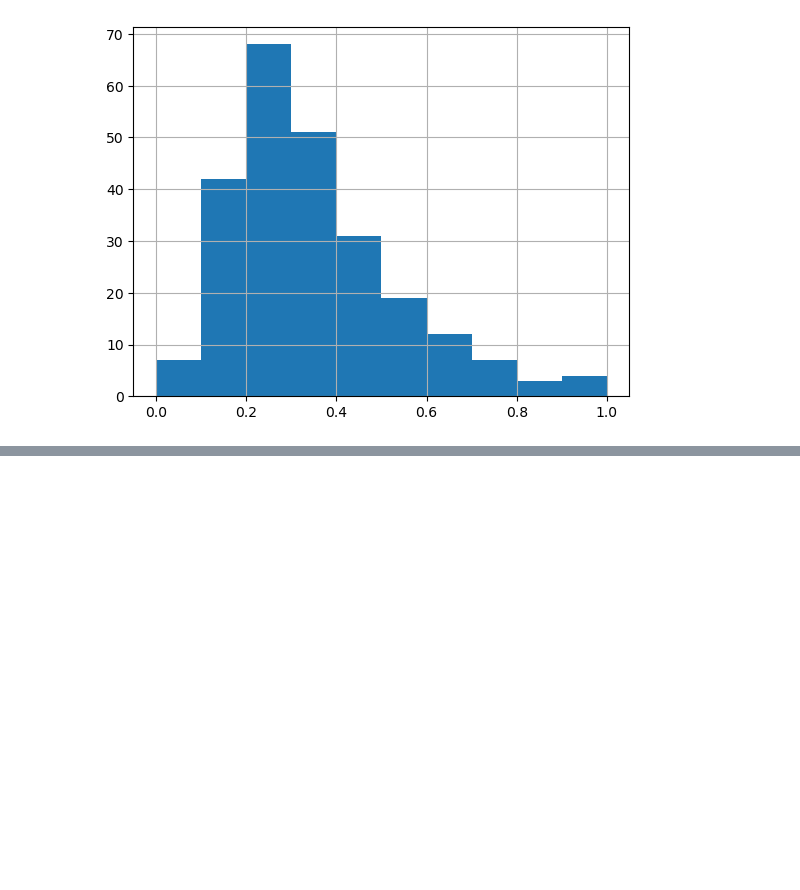
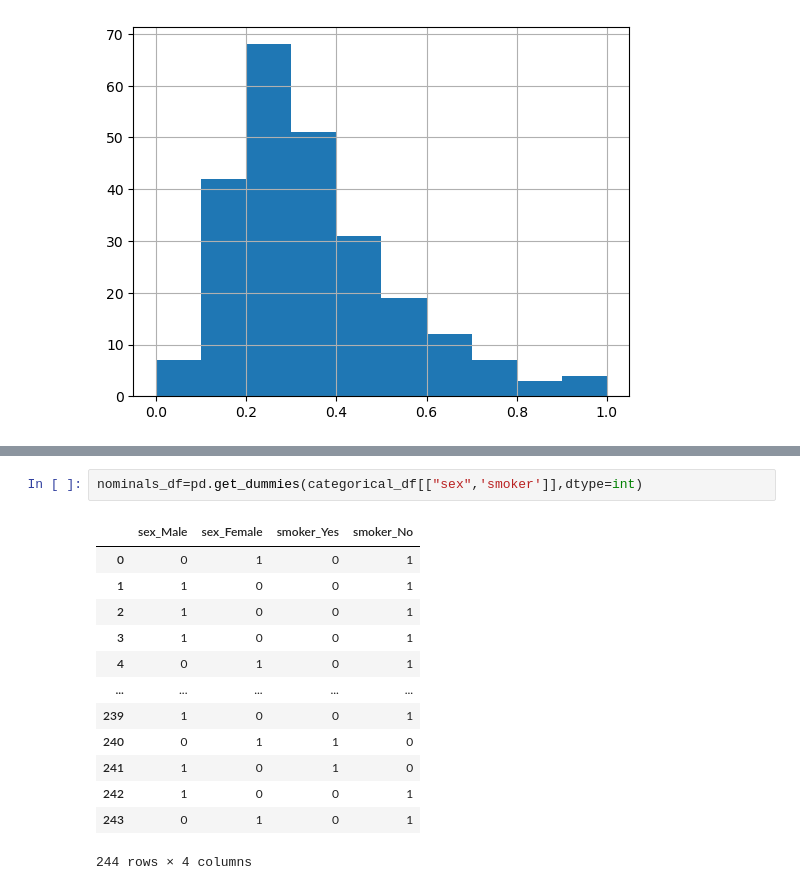
Before and after one commit to okravtsova123/ironhack_study, a Jupyter notebook: labs/MinMaxScaler practice.ipynb, the cells around one changed output, grey strips where cells are left out. Saved outputs shown, nothing was run; the diff lists cells and outputs as text; blank space fills up the shorter version.

```diff
--- a/labs/MinMaxScaler practice.ipynb
+++ b/labs/MinMaxScaler practice.ipynb
@@ -65,0 +91,16 @@ tips_df['total_bill'].hist()
+# %%
+nominals_df=pd.get_dummies(categorical_df[["sex",'smoker']],dtype=int)
+# %% [output]
+|  | sex_Male | sex_Female | smoker_Yes | smoker_No |
+| 0 | 0 | 1 | 0 | 1 |
+| 1 | 1 | 0 | 0 | 1 |
+| 2 | 1 | 0 | 0 | 1 |
+| 3 | 1 | 0 | 0 | 1 |
+| 4 | 0 | 1 | 0 | 1 |
+| ... | ... | ... | ... | ... |
+| 239 | 1 | 0 | 0 | 1 |
+| 240 | 0 | 1 | 1 | 0 |
+| 241 | 1 | 0 | 1 | 0 |
+| 242 | 1 | 0 | 0 | 1 |
+| 243 | 0 | 1 | 0 | 1 |
+244 rows × 4 columns
```
Also changed, not shown: parts of 7 cells of this notebook.
